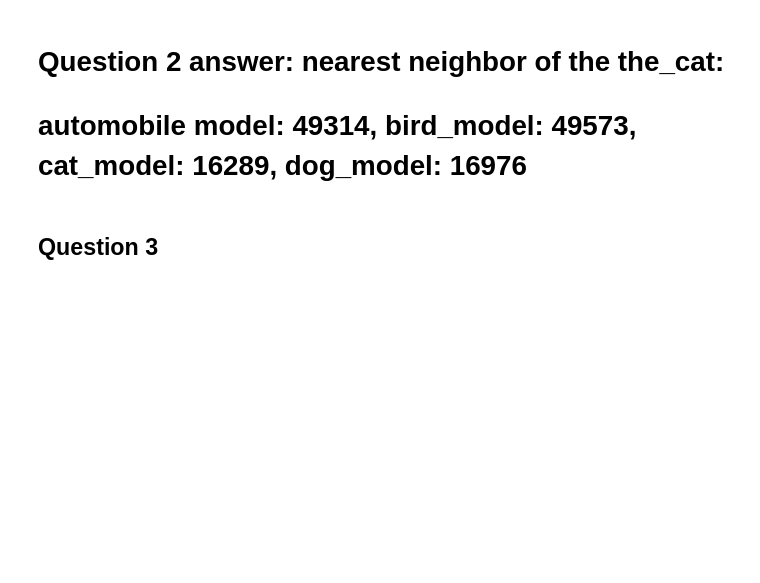
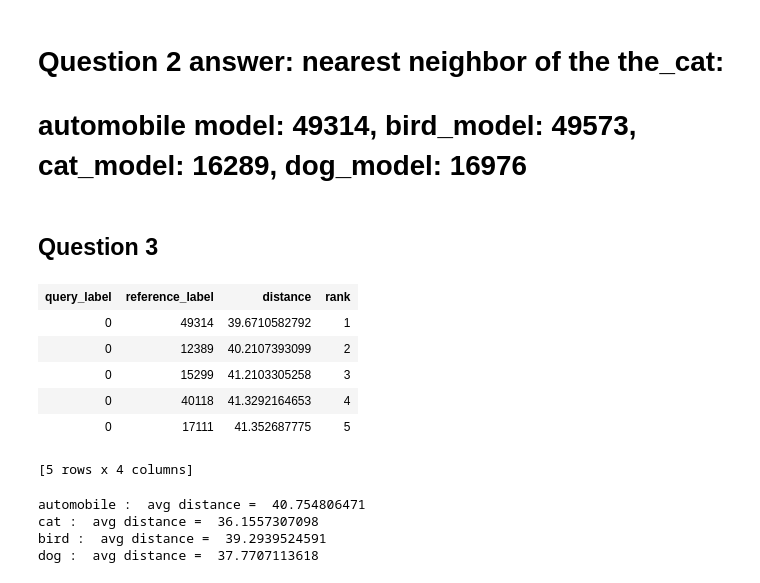
Before and after one commit to SYYoung/UW_MachineLearning, a Jupyter notebook: Course1/Week 6/Assg6.ipynb, the cells around one changed output. Cells and saved outputs as stored; diff of their text form; code cells hidden in the pictures; blank space fills up the shorter version.

```diff
--- a/Course1/Week 6/Assg6.ipynb
+++ b/Course1/Week 6/Assg6.ipynb
@@ -59,10 +62,11 @@ the_cat = image_test[0:1]
 the_cat['image'].show()
 # %%
 q2_nearest = {}
+q2_nearest_1 = {}
 for i in range(len(i_label)):
-    ans = data_model[i_label[i]].query(the_cat)
-    q2_nearest[i_label[i]] = ans[0]['reference_label']
-q2_nearest
+    q2_nearest[i_label[i]] = data_model[i_label[i]].query(the_cat)
+    q2_nearest_1[i_label[i]] = q2_nearest[i_label[i]][0]['reference_label']
+q2_nearest_1
 # %% [output]
 Starting pairwise querying.
 +--------------+---------+-------------+--------------+
@@ -86,2 +87,20 @@ q2_image['image'].show()
 # %% [markdown]
 ## Question 3
+# %%
+q2_nearest['automobile']
+# %% [output]
+| query_label | reference_label | distance | rank |
+| 0 | 49314 | 39.6710582792 | 1 |
+| 0 | 12389 | 40.2107393099 | 2 |
+| 0 | 15299 | 41.2103305258 | 3 |
+| 0 | 40118 | 41.3292164653 | 4 |
+| 0 | 17111 | 41.352687775 | 5 |
+[5 rows x 4 columns]
+# %%
+for i in q2_nearest.keys():
+    print i, ': ', 'avg distance = ', sum(q2_nearest[i]['distance'])/len(q2_nearest[i]['distance'])
+# %% [output]
+automobile :  avg distance =  40.754806471
+cat :  avg distance =  36.1557307098
+bird :  avg distance =  39.2939524591
+dog :  avg distance =  37.7707113618
```
Also changed, not shown: parts of 5 cells of this notebook.
